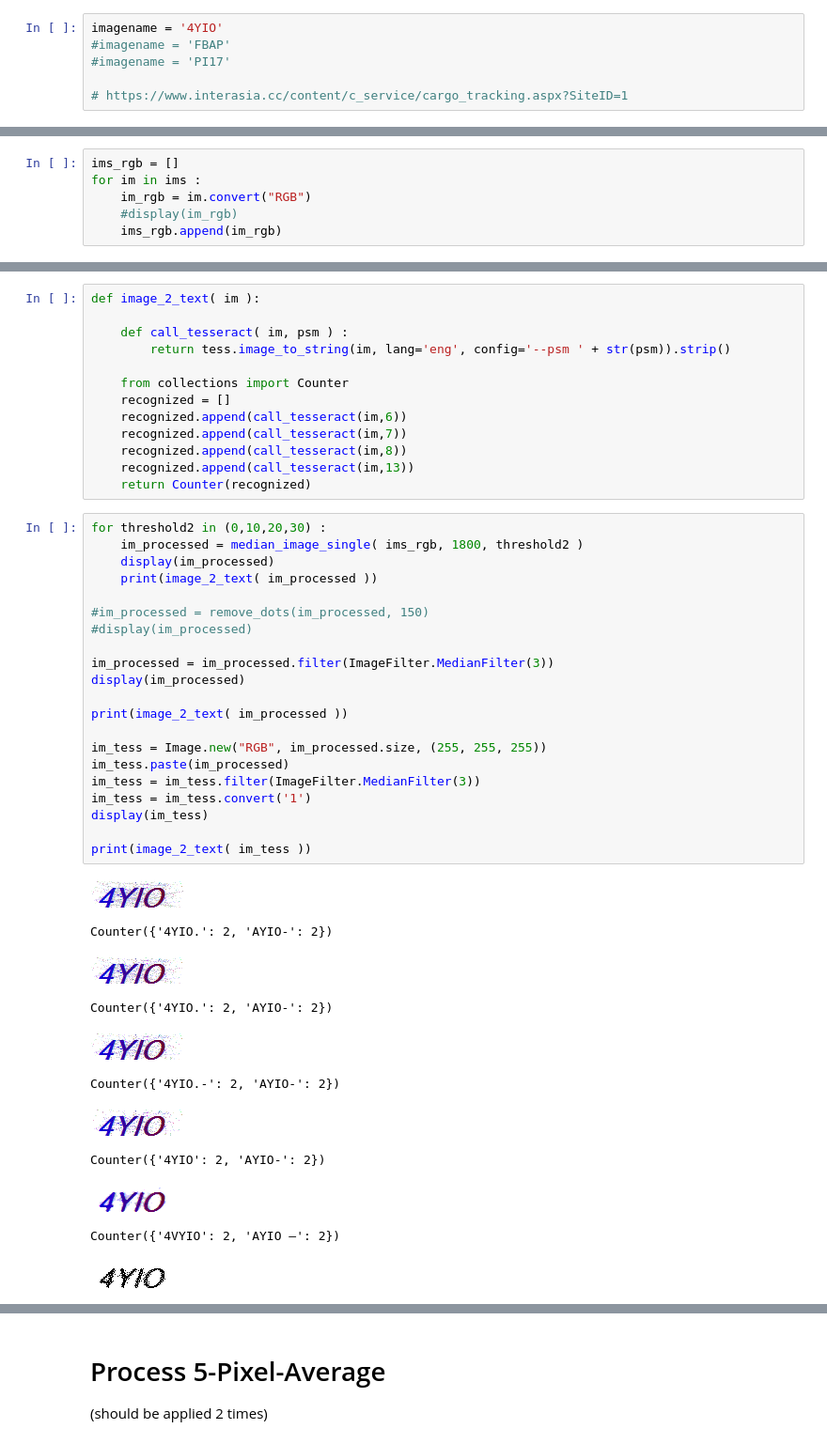
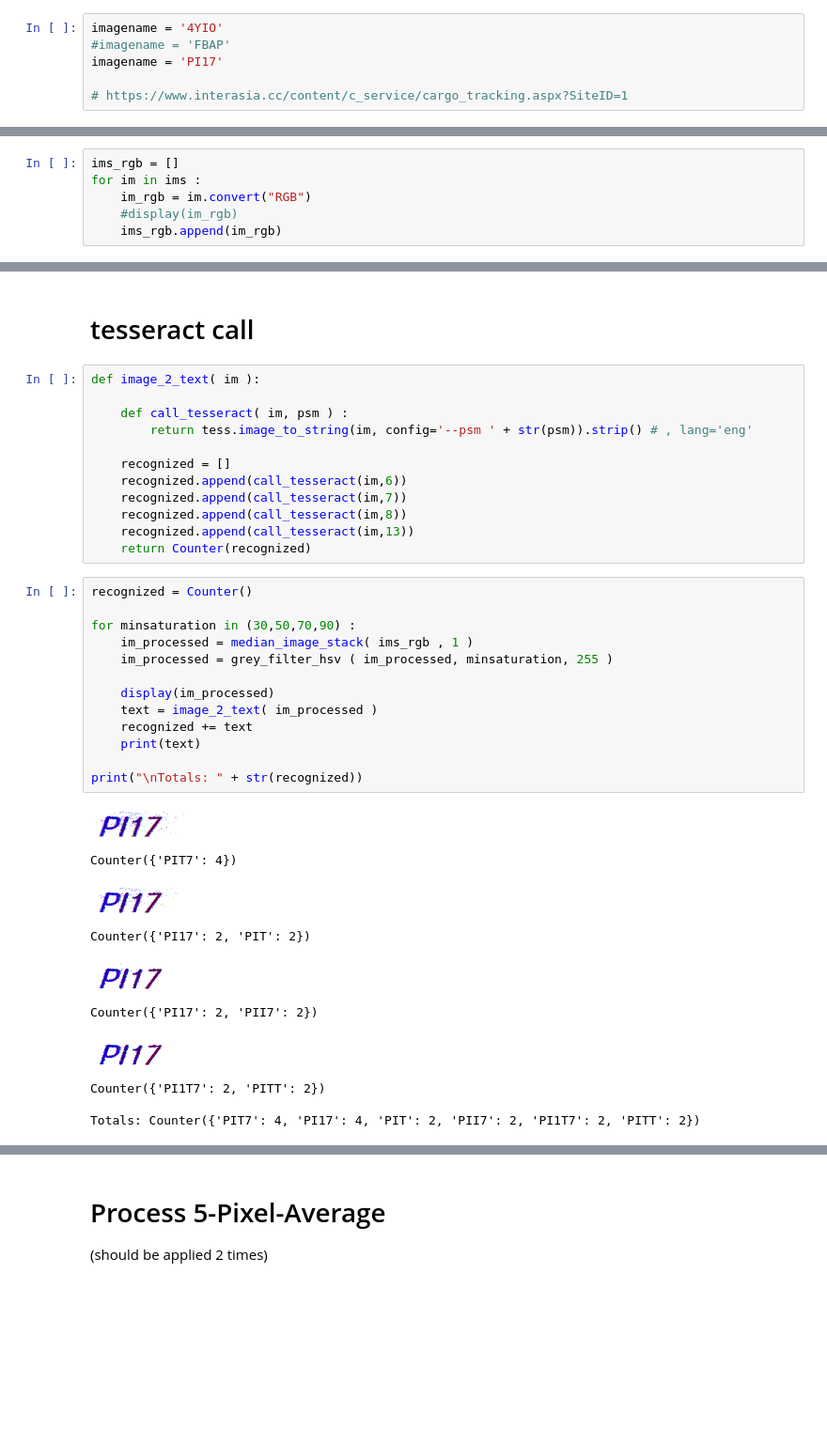
Before and after one commit to fmspatrickrosendahl/my-first-binder, a Jupyter notebook: IALTYO_reload/solve_reload.ipynb, the cells around one changed output, grey strips where cells are left out. Shown at 94% size. Cells and saved outputs as stored; diff of their text form; blank space fills up the shorter version.

```diff
--- a/IALTYO_reload/solve_reload.ipynb
+++ b/IALTYO_reload/solve_reload.ipynb
@@ -1,7 +1,7 @@
 # %%
 imagename = '4YIO'
 #imagename = 'FBAP'
-#imagename = 'PI17'
+imagename = 'PI17'
 
 # https://www.interasia.cc/content/c_service/cargo_tracking.aspx?SiteID=1
 # %% [markdown]
@@ -123,10 +208,11 @@ def median_image_single ( ims_rgb, threshold, threshold2 ) :
+# %% [markdown]
+# tesseract call
 # %%
 def image_2_text( im ):
 
     def call_tesseract( im, psm ) :
-        return tess.image_to_string(im, lang='eng', config='--psm ' + str(psm)).strip()
+        return tess.image_to_string(im, config='--psm ' + str(psm)).strip() # , lang='eng'
 
-    from collections import Counter
     recognized = []
     recognized.append(call_tesseract(im,6))
     recognized.append(call_tesseract(im,7))
@@ -134,35 +220,26 @@ def image_2_text( im ):
     recognized.append(call_tesseract(im,13))
     return Counter(recognized)
 # %%
-for threshold2 in (0,10,20,30) :
-    im_processed = median_image_single( ims_rgb, 1800, threshold2 )
+recognized = Counter()
+
+for minsaturation in (30,50,70,90) :
+    im_processed = median_image_stack( ims_rgb , 1 )
+    im_processed = grey_filter_hsv ( im_processed, minsaturation, 255 )
+
     display(im_processed)
-    print(image_2_text( im_processed ))
+    text = image_2_text( im_processed )
+    recognized += text
+    print(text)
 
-#im_processed = remove_dots(im_processed, 150)
-#display(im_processed)
-
-im_processed = im_processed.filter(ImageFilter.MedianFilter(3))
-display(im_processed)
-
-print(image_2_text( im_processed ))
-
-im_tess = Image.new("RGB", im_processed.size, (255, 255, 255))
-im_tess.paste(im_processed)
-im_tess = im_tess.filter(ImageFilter.MedianFilter(3))
-im_tess = im_tess.convert('1')
-display(im_tess)
-
-print(image_2_text( im_tess ))
+print("\nTotals: " + str(recognized))
 # %% [output]
-[figure, old version]
+[figure, new version]
-Counter({'4YIO.': 2, 'AYIO-': 2})
+Counter({'PIT7': 4})
-[figure, old version]
+[figure, new version]
-Counter({'4YIO.': 2, 'AYIO-': 2})
+Counter({'PI17': 2, 'PIT': 2})
-[figure, old version]
+[figure, new version]
-Counter({'4YIO.-': 2, 'AYIO-': 2})
+Counter({'PI17': 2, 'PII7': 2})
-[figure, old version]
+[figure, new version]
-Counter({'4YIO': 2, 'AYIO-': 2})
+Counter({'PI1T7': 2, 'PITT': 2})
+
+Totals: Counter({'PIT7': 4, 'PI17': 4, 'PIT': 2, 'PII7': 2, 'PI1T7': 2, 'PITT': 2})
-[figure, removed]
-Counter({'4VYIO': 2, 'AYIO —': 2})
-[figure, removed]
```
Also changed, not shown: parts of 12 cells of this notebook.
